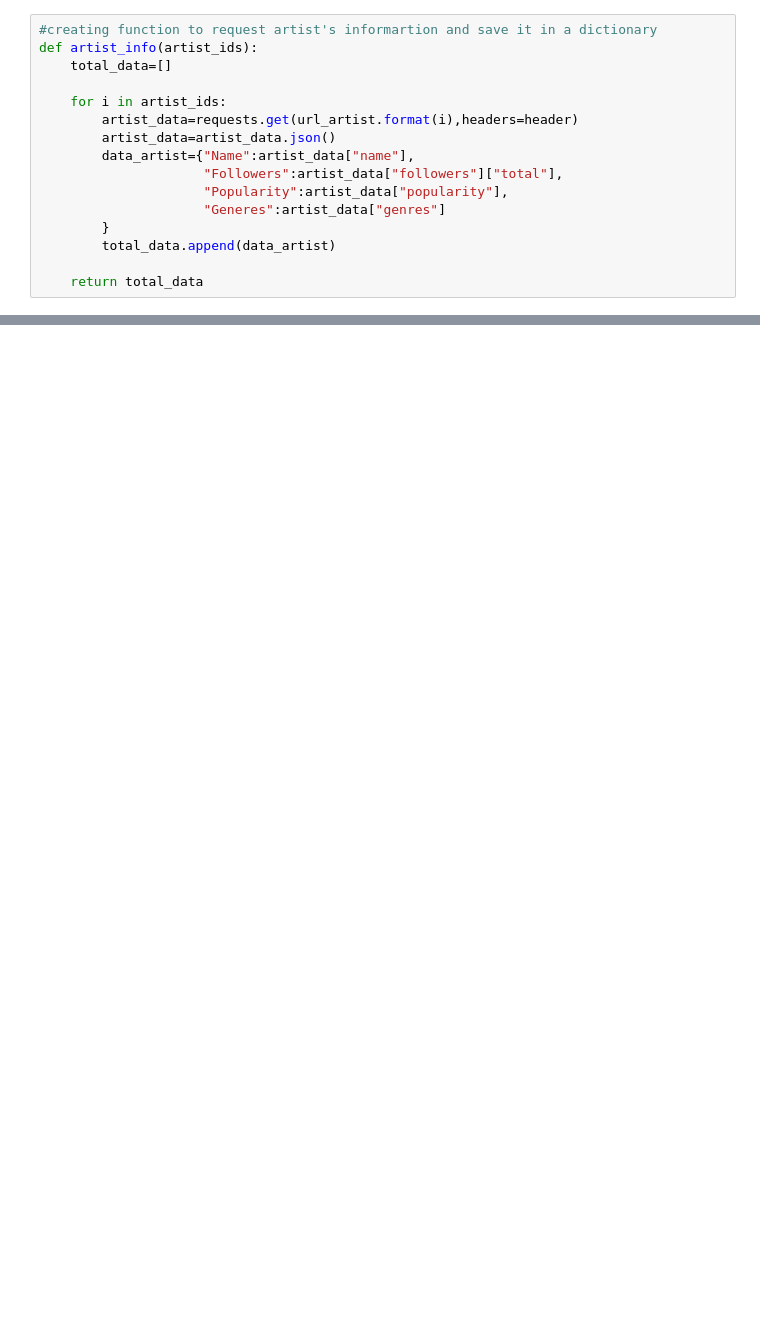
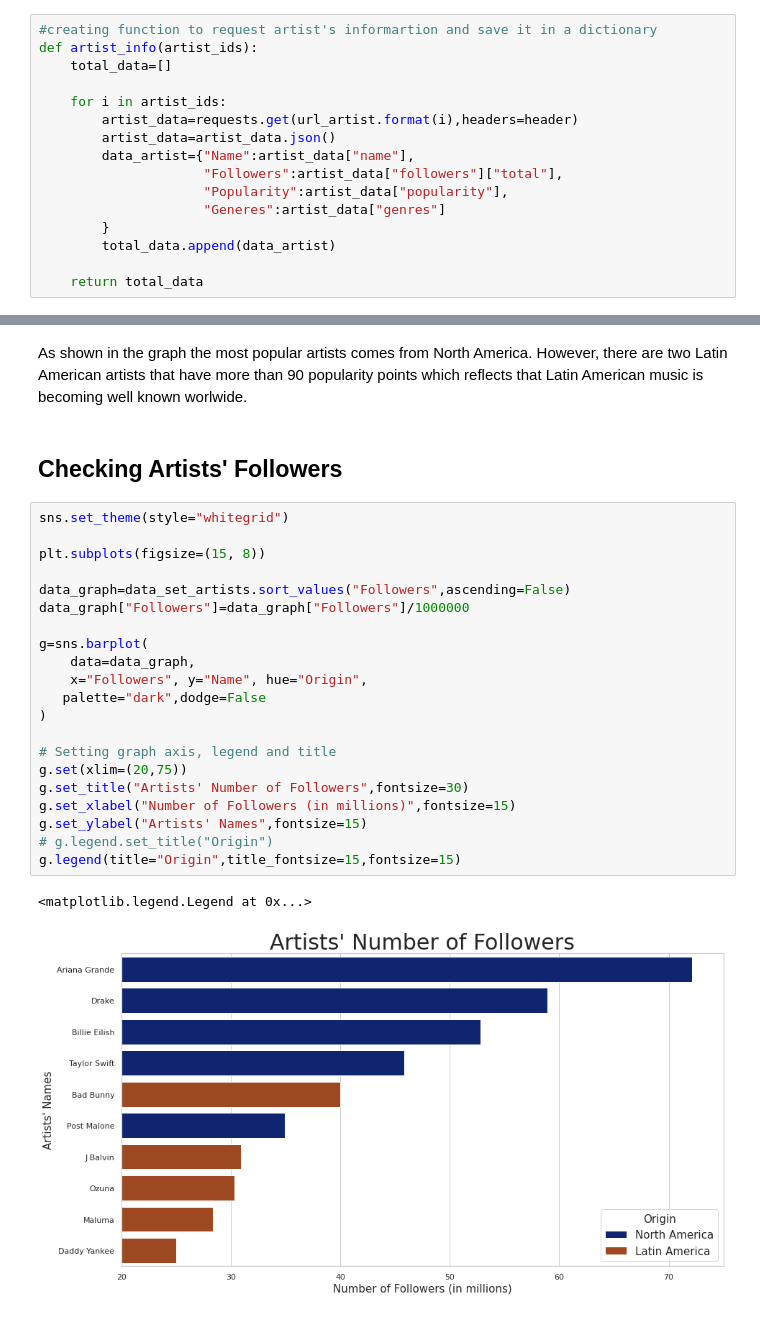
Before and after one commit to jcupa/Spotify_Data_Analysis_Using_API, a Jupyter notebook: spotify_api.ipynb, the cells around one changed output, grey strips where cells are left out. Saved outputs shown, nothing was run; the diff lists cells and outputs as text; blank space fills up the shorter version.

```diff
--- a/spotify_api.ipynb
+++ b/spotify_api.ipynb
@@ -71,0 +184,28 @@ print(artist_data["items"])
+# %% [markdown]
+As shown in the graph the most popular artists comes from North America. However, there are two Latin American artists that have more than 90 popularity points which reflects that Latin American music is becoming well known worlwide.
+# %% [markdown]
+## Checking Artists' Followers
+# %%
+sns.set_theme(style="whitegrid")
+
+plt.subplots(figsize=(15, 8))
+
+data_graph=data_set_artists.sort_values("Followers",ascending=False)
+data_graph["Followers"]=data_graph["Followers"]/1000000
+
+g=sns.barplot(
+    data=data_graph,
+    x="Followers", y="Name", hue="Origin",
+   palette="dark",dodge=False
+)
+
+# Setting graph axis, legend and title
+g.set(xlim=(20,75))
+g.set_title("Artists' Number of Followers",fontsize=30)
+g.set_xlabel("Number of Followers (in millions)",fontsize=15)
+g.set_ylabel("Artists' Names",fontsize=15)
+# g.legend.set_title("Origin")
+g.legend(title="Origin",title_fontsize=15,fontsize=15)
+# %% [output]
+<matplotlib.legend.Legend at 0x...>
+[figure, added]
```
Also changed, not shown: parts of 31 cells of this notebook.
